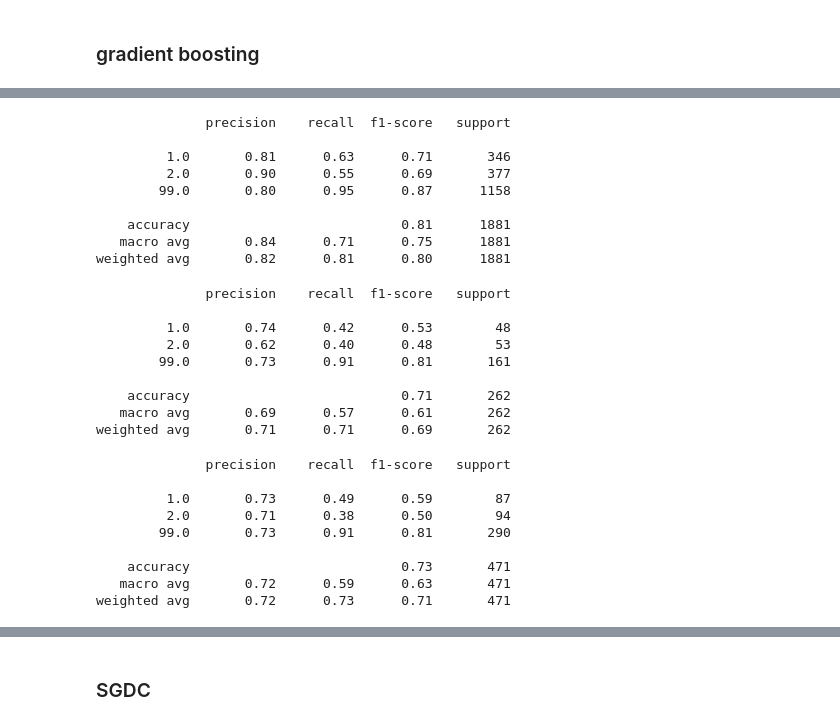
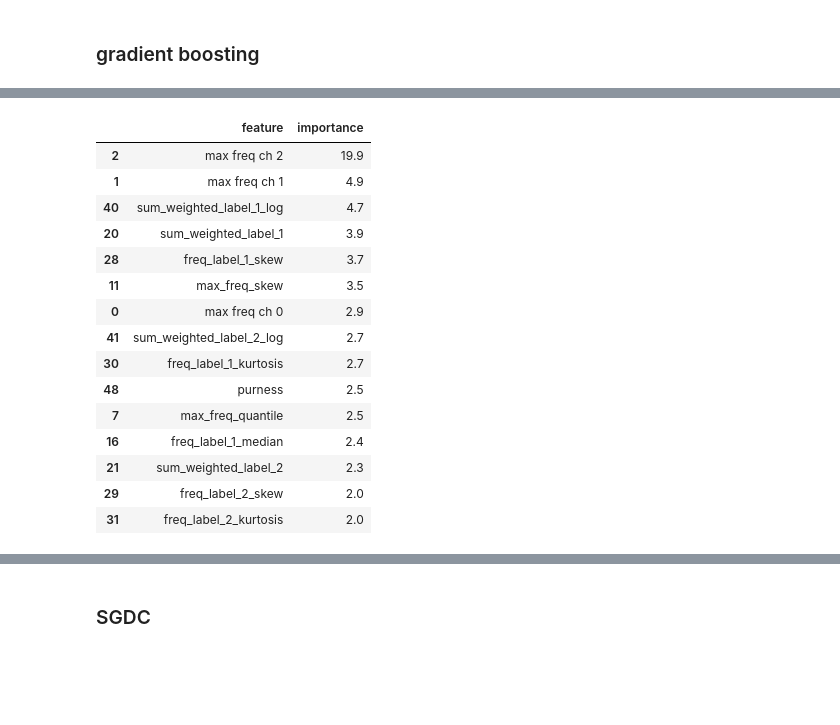
Before and after one commit to yaninaiberra/MentoriaBCI, a Jupyter notebook: tp4_wolfmann.ipynb, the cells around one changed output, grey strips where cells are left out. Drawn from its saved outputs; the diff is of its cells as text; code cells hidden in the pictures; blank space fills up the shorter version.

```diff
--- a/tp4_wolfmann.ipynb
+++ b/tp4_wolfmann.ipynb
@@ -764,9 +831,16 @@ weighted avg       0.71      0.70      0.66       471
 # %%
 
 from sklearn.ensemble import GradientBoostingClassifier
+
 # GradientBoostingClassifier
-gbc = GradientBoostingClassifier(random_state=100)
-gbc.fit(X_train, y_train)
-y_train_pred = gbc.predict(X_train)
-y_val_pred = gbc.predict(X_val)
-y_test_pred = gbc.predict(X_test)
+gbc = GradientBoostingClassifier(random_state=10)
+gbc.fit(X_train[features], y_train)
+y_train_pred = gbc.predict(X_train[features])
+y_val_pred = gbc.predict(X_val[features])
+y_test_pred = gbc.predict(X_test[features])
+print('reporte train')
+print(classification_report(y_train, y_train_pred))
+print('reporte validacion')
+print(classification_report(y_val, y_val_pred))
+print('reporte test')
+print(classification_report(y_test, y_test_pred))
@@ -773,36 +865,5 @@ y_test_pred = gbc.predict(X_test)
-# %%
-print(classification_report(y_train, y_train_pred))
-# %% [output]
-              precision    recall  f1-score   support
-
-         1.0       0.81      0.63      0.71       346
-         2.0       0.90      0.55      0.69       377
-        99.0       0.80      0.95      0.87      1158
-
-    accuracy                           0.81      1881
-   macro avg       0.84      0.71      0.75      1881
-weighted avg       0.82      0.81      0.80      1881
-# %%
-print(classification_report(y_val, y_val_pred))
-# %% [output]
-              precision    recall  f1-score   support
-
-         1.0       0.74      0.42      0.53        48
-         2.0       0.62      0.40      0.48        53
-        99.0       0.73      0.91      0.81       161
-
-    accuracy                           0.71       262
-   macro avg       0.69      0.57      0.61       262
-weighted avg       0.71      0.71      0.69       262
-# %%
-print(classification_report(y_test, y_test_pred))
-# %% [output]
-              precision    recall  f1-score   support
-
-         1.0       0.73      0.49      0.59        87
-         2.0       0.71      0.38      0.50        94
-        99.0       0.73      0.91      0.81       290
-
-    accuracy                           0.73       471
-   macro avg       0.72      0.59      0.63       471
-weighted avg       0.72      0.73      0.71       471
+# %%
+importances = pd.DataFrame({'feature':X_train.columns,'importance':np.round(gbc.feature_importances_,3)*100})
+importances = importances.sort_values('importance',ascending=False)
+importances.head(15)
+# %% [output]
@@ -808,0 +872,16 @@ weighted avg       0.72      0.73      0.71       471
+|  | feature | importance |
+| 2 | max freq ch 2 | 19.9 |
+| 1 | max freq ch 1 | 4.9 |
+| 40 | sum_weighted_label_1_log | 4.7 |
+| 20 | sum_weighted_label_1 | 3.9 |
+| 28 | freq_label_1_skew | 3.7 |
+| 11 | max_freq_skew | 3.5 |
+| 0 | max freq ch 0 | 2.9 |
+| 41 | sum_weighted_label_2_log | 2.7 |
+| 30 | freq_label_1_kurtosis | 2.7 |
+| 48 | purness | 2.5 |
+| 7 | max_freq_quantile | 2.5 |
+| 16 | freq_label_1_median | 2.4 |
+| 21 | sum_weighted_label_2 | 2.3 |
+| 29 | freq_label_2_skew | 2.0 |
+| 31 | freq_label_2_kurtosis | 2.0 |
```
Also changed, not shown: parts of 35 cells of this notebook.
